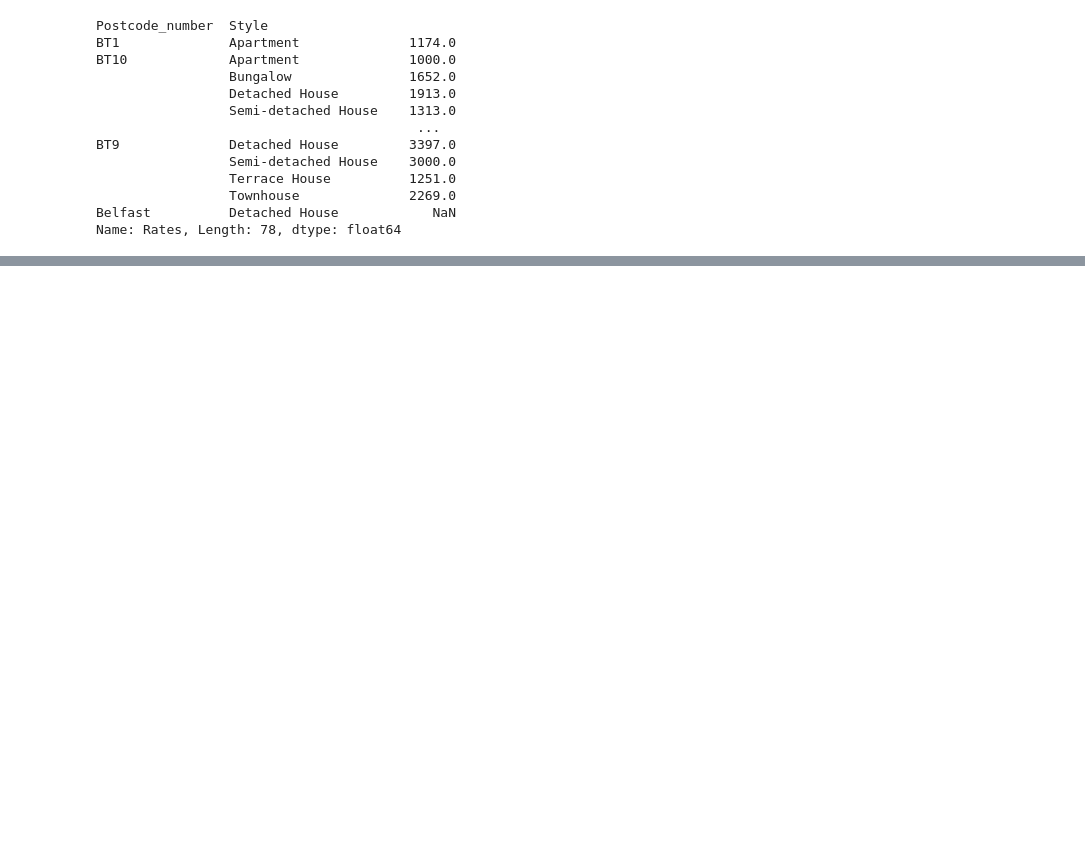
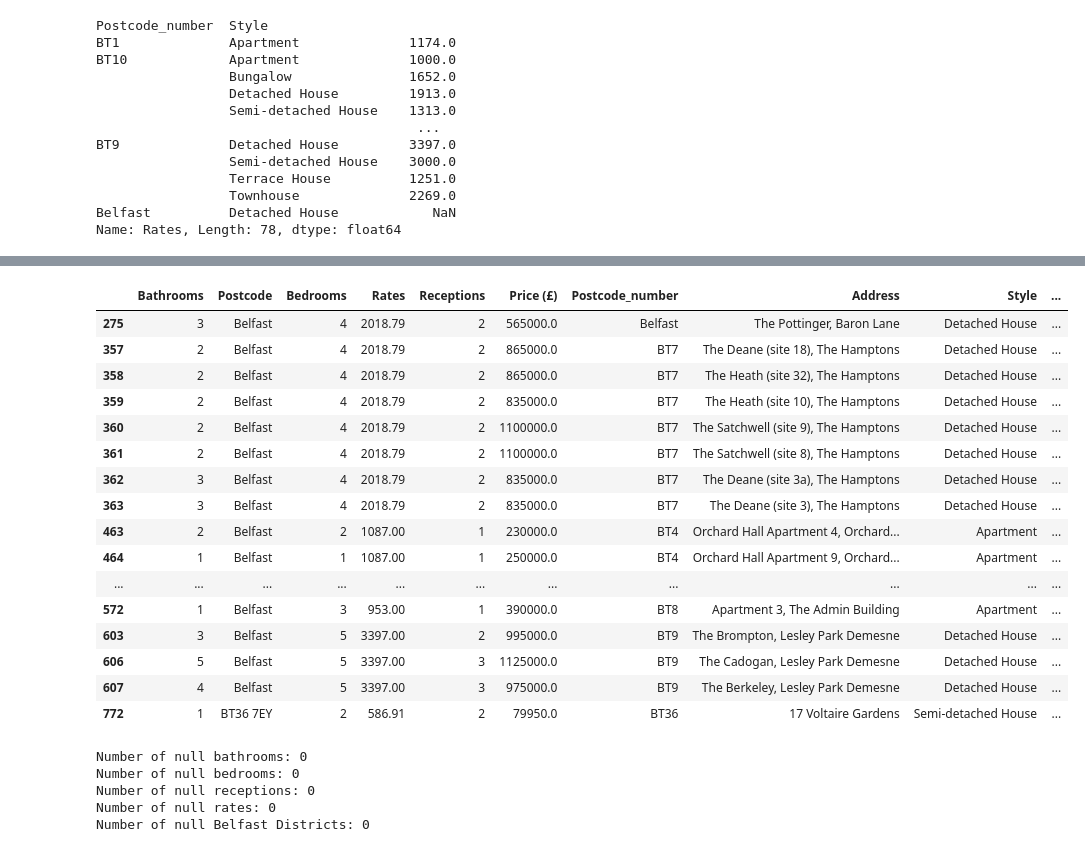
Before and after one commit to matthewmccrory/web-scraping-project, a Jupyter notebook: cleaning_data.ipynb, the cells around one changed output, grey strips where cells are left out. Saved outputs shown, nothing was run; the diff lists cells and outputs as text; code cells hidden in the pictures; blank space fills up the shorter version.

```diff
--- a/cleaning_data.ipynb
+++ b/cleaning_data.ipynb
@@ -374,0 +190,9 @@ merged_df.groupby(['Belfast District','Style']).agg({
+# %%
+rates_detached = df.loc[(df['Bedrooms'] == '4') & (df['Receptions'] == '2') & (df['Style'] == 'Detached House')]
+rates_apartment = df.loc[(df['Bedrooms'] == '2') & (df['Receptions'] == '1') & (df['Style'] == 'Apartment')]
+rates_mean_detached = rates_detached['Rates'].mean().round(2)
+rates_mean_apartment = rates_apartment['Rates'].mean().round(2)
+# %%
+# Fill the NaNs with the new rates values
+df.loc[df['Style'] == 'Detached House', 'Rates'] = df.loc[df['Style'] == 'Detached House', 'Rates'].fillna(rates_mean_detached)
+df.loc[df['Style'] == 'Apartment', 'Rates'] = df.loc[df['Style'] == 'Apartment', 'Rates'].fillna(rates_mean_apartment)
@@ -374,0 +201,34 @@ merged_df.groupby(['Belfast District','Style']).agg({
+# %%
+df.loc[((df['Receptions'] == '1') | (df['Receptions'].isna())) & (df['Bathrooms'].isna()), 'Bathrooms'] = '1'
+df.loc[(df['Receptions'] == '2') & (df['Bathrooms'].isna()) & (df['Style'] != 'Apartment'), 'Bathrooms'] = '2'
+
+# Assuming every house style has at least 1 reception and 1 bathroom
+df.loc[df['Receptions'].isna(), 'Receptions'] = '1'
+df.loc[df['Bathrooms'].isna(), 'Bathrooms'] = '1'
+# %%
+# Checking for null bedrooms
+df.loc[df['Bedrooms'].isna()]
+
+# Assuming the Terrace house and Semi-Detached home will have at least 2 bedrooms
+df['Bedrooms'].fillna('2', inplace=True)
+# %%
+# Dealing with null belfast districts
+df.loc[df['Belfast District'].isna()]
+# %% [output]
+|  | Bathrooms | Postcode | Bedrooms | Rates | Receptions | Price (£) | Postcode_number | Address | Style | ... |
+| 275 | 3 | Belfast | 4 | 2018.79 | 2 | 565000.0 | Belfast | The Pottinger, Baron Lane | Detached House | ... |
+| 357 | 2 | Belfast | 4 | 2018.79 | 2 | 865000.0 | BT7 | The Deane (site 18), The Hamptons | Detached House | ... |
+| 358 | 2 | Belfast | 4 | 2018.79 | 2 | 865000.0 | BT7 | The Heath (site 32), The Hamptons | Detached House | ... |
+| 359 | 2 | Belfast | 4 | 2018.79 | 2 | 835000.0 | BT7 | The Heath (site 10), The Hamptons | Detached House | ... |
+| 360 | 2 | Belfast | 4 | 2018.79 | 2 | 1100000.0 | BT7 | The Satchwell (site 9), The Hamptons | Detached House | ... |
+| 361 | 2 | Belfast | 4 | 2018.79 | 2 | 1100000.0 | BT7 | The Satchwell (site 8), The Hamptons | Detached House | ... |
+| 362 | 3 | Belfast | 4 | 2018.79 | 2 | 835000.0 | BT7 | The Deane (site 3a), The Hamptons | Detached House | ... |
+| 363 | 3 | Belfast | 4 | 2018.79 | 2 | 835000.0 | BT7 | The Deane (site 3), The Hamptons | Detached House | ... |
+| 463 | 2 | Belfast | 2 | 1087.00 | 1 | 230000.0 | BT4 | Orchard Hall Apartment 4, Orchard... | Apartment | ... |
+| 464 | 1 | Belfast | 1 | 1087.00 | 1 | 250000.0 | BT4 | Orchard Hall Apartment 9, Orchard... | Apartment | ... |
+| ... | ... | ... | ... | ... | ... | ... | ... | ... | ... | ... |
+| 572 | 1 | Belfast | 3 | 953.00 | 1 | 390000.0 | BT8 | Apartment 3, The Admin Building | Apartment | ... |
+| 603 | 3 | Belfast | 5 | 3397.00 | 2 | 995000.0 | BT9 | The Brompton, Lesley Park Demesne | Detached House | ... |
+| 606 | 5 | Belfast | 5 | 3397.00 | 3 | 1125000.0 | BT9 | The Cadogan, Lesley Park Demesne | Detached House | ... |
+| 607 | 4 | Belfast | 5 | 3397.00 | 3 | 975000.0 | BT9 | The Berkeley, Lesley Park Demesne | Detached House | ... |
+| 772 | 1 | BT36 7EY | 2 | 586.91 | 2 | 79950.0 | BT36 | 17 Voltaire Gardens | Semi-detached House | ... |
@@ -374,0 +252,12 @@ merged_df.groupby(['Belfast District','Style']).agg({
+# %%
+print(f"Number of null bathrooms: {len(df.loc[df['Bathrooms'].isna()])}")
+print(f"Number of null bedrooms: {len(df.loc[df['Bedrooms'].isna()])}")
+print(f"Number of null receptions: {len(df.loc[df['Receptions'].isna()])}")
+print(f"Number of null rates: {len(df.loc[df['Rates'].isna()])}")
+print(f"Number of null Belfast Districts: {len(df.loc[df['Belfast District'].isna()])}")
+# %% [output]
+Number of null bathrooms: 0
+Number of null bedrooms: 0
+Number of null receptions: 0
+Number of null rates: 0
+Number of null Belfast Districts: 0
```
Also changed, not shown: parts of 40 cells of this notebook.
